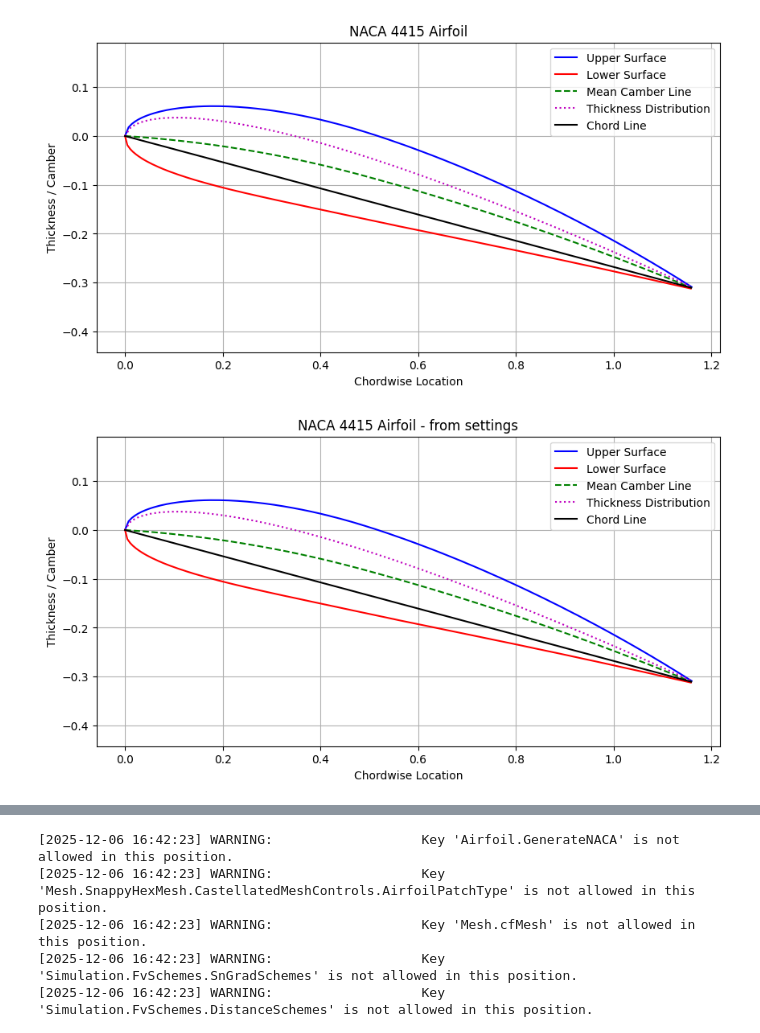
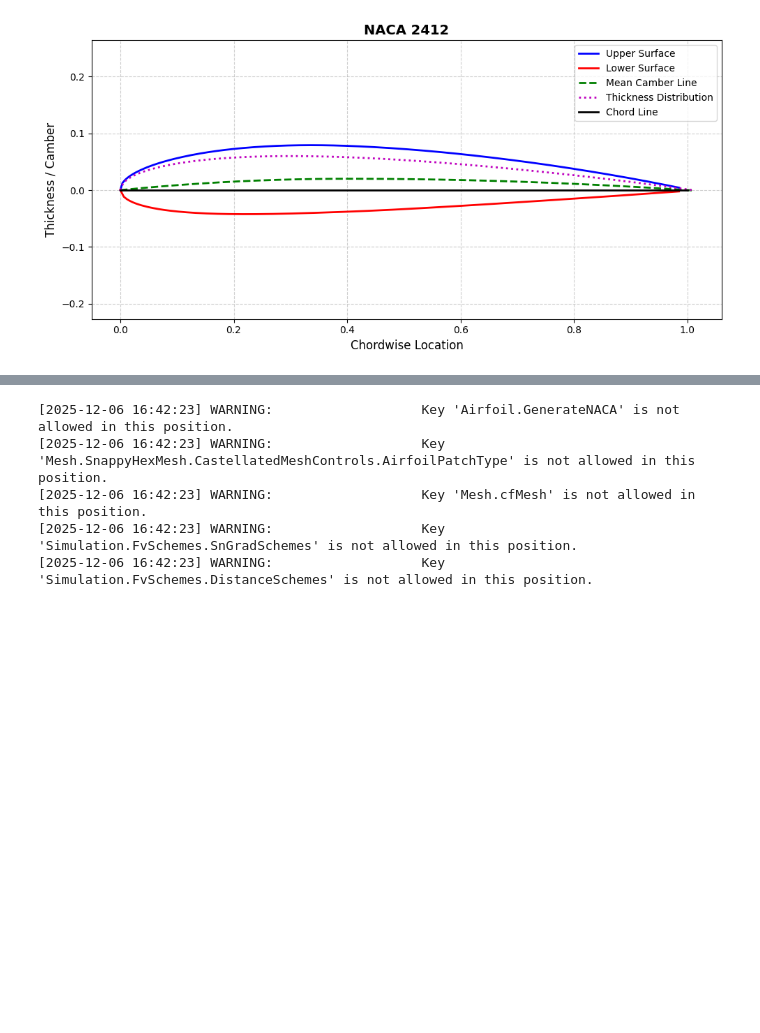
Before and after one commit to SethAlevy/OpenFOAM_airfoil, a Jupyter notebook: notebooks/airfoils.ipynb, the cells around one changed output, grey strips where cells are left out. Saved outputs shown, nothing was run; the diff lists cells and outputs as text; code cells hidden in the pictures; blank space fills up the shorter version.

```diff
--- a/notebooks/airfoils.ipynb
+++ b/notebooks/airfoils.ipynb
@@ -1,14 +1,13 @@
 # %%
-from airfoil.airfoil import NACA4
 from settings.initial_settings import InitialSettingsReader
 
-settings = InitialSettingsReader('../input/initial_settings.json')
+# settings = InitialSettingsReader('C:\\Users\\Arkadiusz Drabik\\Desktop\\Nowy folder\\code\\repos\\OpenFOAM_airfoil\\test_input\\aoa_5.json')
 
-naca_4415 = NACA4("4415", chord_length=1.2, resolution=200)
-naca_4415.set_angle_of_attack(15)
-naca_4415.plot(title="NACA 4415 Airfoil")
+from airfoil.airfoil import NACA4
 
-naca_4415_2 = NACA4(setup=settings)
-naca_4415_2.set_angle_of_attack(15)
-naca_4415_2.plot(title="NACA 4415 Airfoil - from settings")
+airfoil = NACA4(designation="2412", chord_length=1.0, resolution=200)
+xu, yu = airfoil.upper_surface
+xl, yl = airfoil.lower_surface
+airfoil.plot(title="NACA 2412")
+airfoil.to_stl("naca2412.stl")
 # %% [output]
@@ -15,5 +15,4 @@ naca_4415_2.plot(title="NACA 4415 Airfoil - from settings")
-[figure, old version]
+[figure, new version]
-[figure, removed]
 # %%
 from airfoil.airfoil import UIUCAirfoil
 from settings.initial_settings import InitialSettingsReader
```
Also changed, not shown: parts of 7 cells of this notebook, 26 other files.
